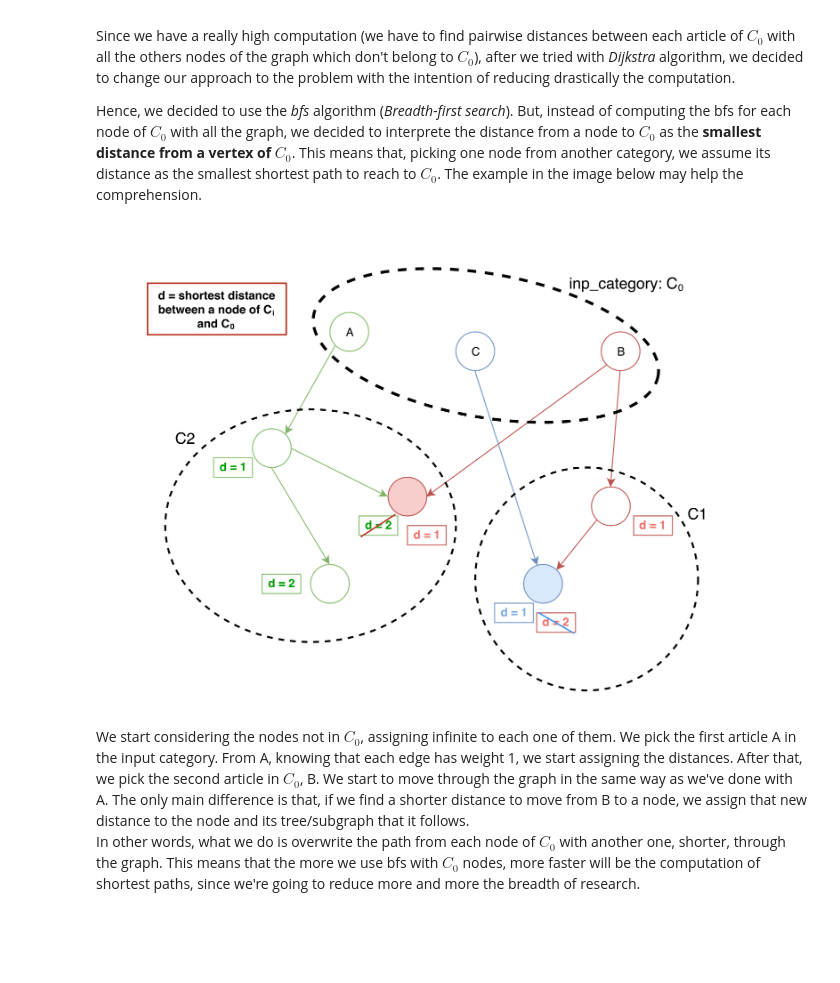
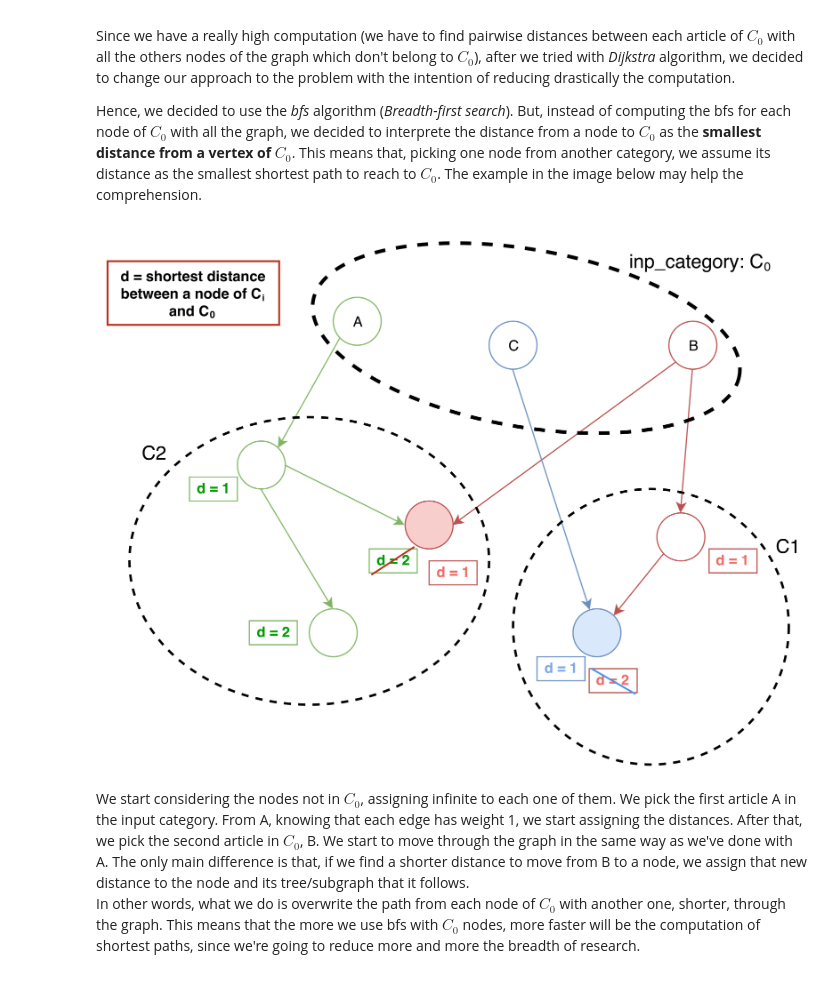
Before and after one commit to cerniello/ADM-HW5, a Jupyter notebook: Homework_5.ipynb, the cells around one changed output. Saved outputs shown, nothing was run; the diff lists cells and outputs as text; code cells hidden in the pictures; blank space fills up the shorter version.

```diff
--- a/Homework_5.ipynb
+++ b/Homework_5.ipynb
@@ -125,9 +126,9 @@ Since we have a really high computation (we have to find pairwise distances betw
 Hence, we decided to use the *bfs* algorithm (*Breadth-first search*). But, instead of computing the bfs for each node of $C_0$ with all the graph, we decided to interprete the distance from a node to $C_0$ as the **smallest distance from a vertex of $C_0$**. This means that, picking one node from another category, we assume its distance as the smallest shortest path to reach to $C_0$. The example in the image below may help the comprehension.
 # %%
 from IPython.display import Image
-Image(filename='img/dg1.png')
+Image(filename='img/dg1.png', width=750)
 # %% [output]
-[figure, old version]
+[figure, new version]
 # %% [markdown]
 We start considering the nodes not in $C_0$, assigning infinite to each one of them. We pick the first article A in the input category. From A, knowing that each edge has weight 1, we start assigning the distances. After that, we pick the second article in $C_0$, B. We start to move through the graph in the same way as we've done with A. The only main difference is that, if we find a shorter distance to move from B to a node, we assign that new distance to the node and its tree/subgraph that it follows.<br>
 In other words, what we do is overwrite the path from each node of $C_0$ with another one, shorter, through the graph. This means that the more we use bfs with $C_0$ nodes, more faster will be the computation of shortest paths, since we're going to reduce more and more the breadth of research.
```
Also changed, not shown: parts of 5 cells of this notebook.
